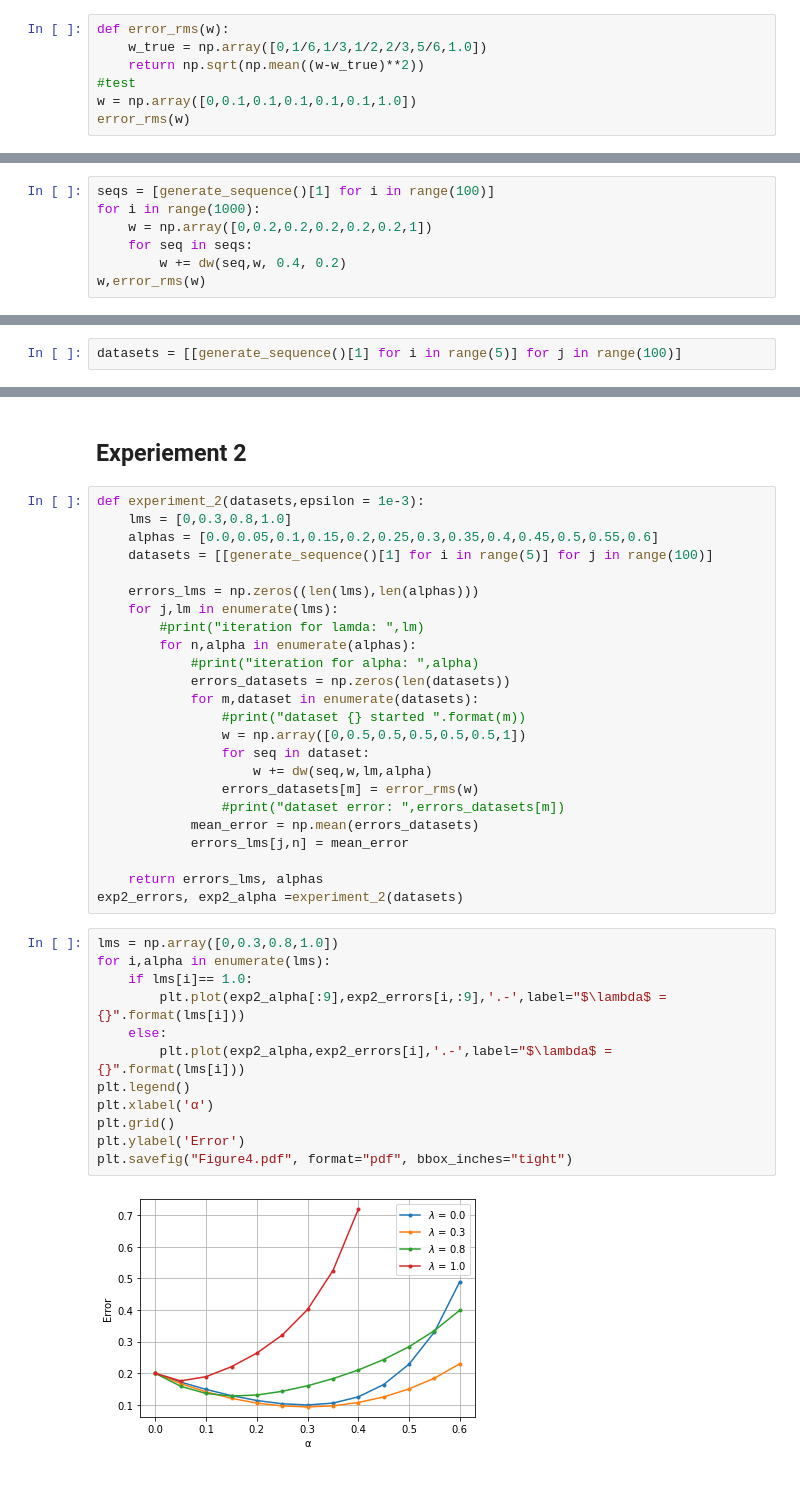
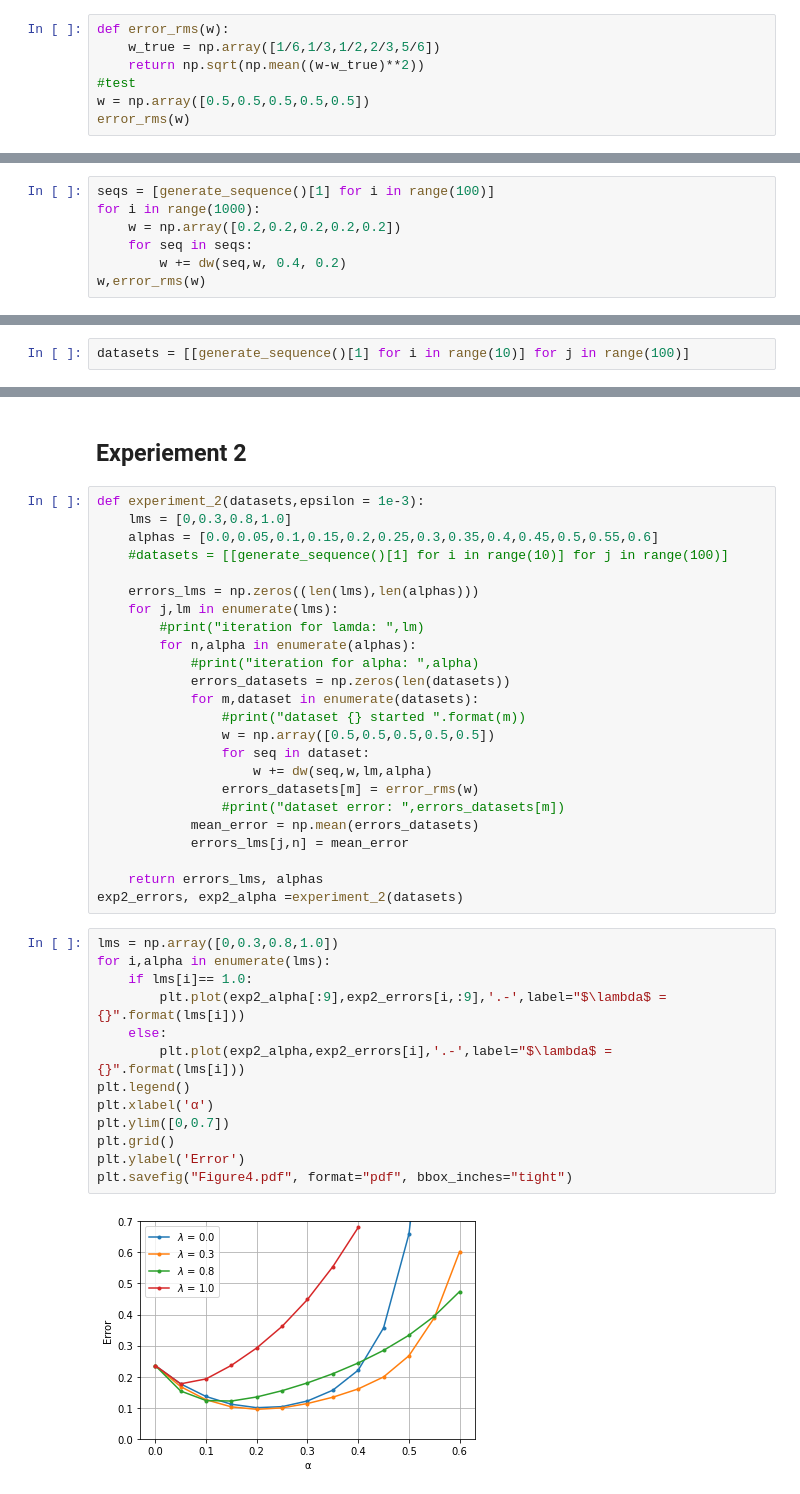
Before and after one commit to Alijafr/RL, a Jupyter notebook: Projects/P1/project 1.ipynb, the cells around one changed output, grey strips where cells are left out. Drawn from its saved outputs; the diff is of its cells as text.

```diff
--- a/Projects/P1/project 1.ipynb
+++ b/Projects/P1/project 1.ipynb
@@ -44,9 +51,9 @@ def dw(seq,w,lm,alpha):
     return dw
 # %%
 def error_rms(w):
-    w_true = np.array([0,1/6,1/3,1/2,2/3,5/6,1.0])
+    w_true = np.array([1/6,1/3,1/2,2/3,5/6])
     return np.sqrt(np.mean((w-w_true)**2))
 #test
-w = np.array([0,0.1,0.1,0.1,0.1,0.1,1.0])
+w = np.array([0.5,0.5,0.5,0.5,0.5])
 error_rms(w)
 # %% [output]
@@ -60,7 +67,7 @@ array([0., 0., 0., 1., 0., 0., 0.])
 # %%
 seqs = [generate_sequence()[1] for i in range(100)]
 for i in range(1000):
-    w = np.array([0,0.2,0.2,0.2,0.2,0.2,1])
+    w = np.array([0.2,0.2,0.2,0.2,0.2])
     for seq in seqs:
         w += dw(seq,w, 0.4, 0.2)
 w,error_rms(w)
@@ -71,5 +77,5 @@ w,error_rms(w)
 # %%
-datasets = [[generate_sequence()[1] for i in range(5)] for j in range(100)]
+datasets = [[generate_sequence()[1] for i in range(10)] for j in range(100)]
 # %% [markdown]
 ## Experiement 1
 # %%
@@ -113,7 +119,7 @@ plt.show()
 def experiment_2(datasets,epsilon = 1e-3):
     lms = [0,0.3,0.8,1.0]
     alphas = [0.0,0.05,0.1,0.15,0.2,0.25,0.3,0.35,0.4,0.45,0.5,0.55,0.6]
-    datasets = [[generate_sequence()[1] for i in range(5)] for j in range(100)]
+    #datasets = [[generate_sequence()[1] for i in range(10)] for j in range(100)]
 
     errors_lms = np.zeros((len(lms),len(alphas)))
     for j,lm in enumerate(lms):
@@ -123,7 +129,7 @@ def experiment_2(datasets,epsilon = 1e-3):
             errors_datasets = np.zeros(len(datasets))
             for m,dataset in enumerate(datasets):
                 #print("dataset {} started ".format(m))
-                w = np.array([0,0.5,0.5,0.5,0.5,0.5,1])
+                w = np.array([0.5,0.5,0.5,0.5,0.5])
                 for seq in dataset:
                     w += dw(seq,w,lm,alpha)
                 errors_datasets[m] = error_rms(w)
@@ -136,17 +142,18 @@ exp2_errors, exp2_alpha =experiment_2(datasets)
 # %%
 lms = np.array([0,0.3,0.8,1.0])
 for i,alpha in enumerate(lms):
     if lms[i]== 1.0:
         plt.plot(exp2_alpha[:9],exp2_errors[i,:9],'.-',label="$\lambda$ = {}".format(lms[i]))
     else:
         plt.plot(exp2_alpha,exp2_errors[i],'.-',label="$\lambda$ = {}".format(lms[i]))
 plt.legend()
 plt.xlabel('α')
+plt.ylim([0,0.7])
 plt.grid()
 plt.ylabel('Error')
 plt.savefig("Figure4.pdf", format="pdf", bbox_inches="tight")
 # %% [output]
-[figure, old version]
+[figure, new version]
 # %%
 def experiment_3(datasets,epsilon = 1e-4):
     lms = [0,0.1,0.2,0.3,0.4,0.5,0.6,0.7,0.8,0.9,1.0]
```
Also changed, not shown: parts of 9 cells of this notebook, 3 other files.
